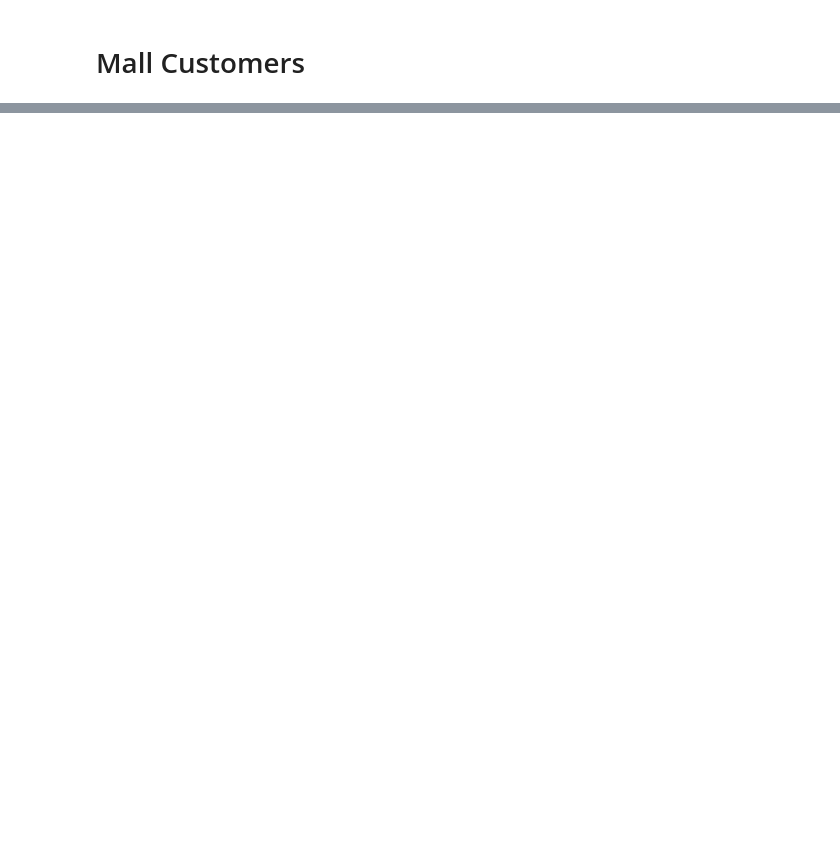
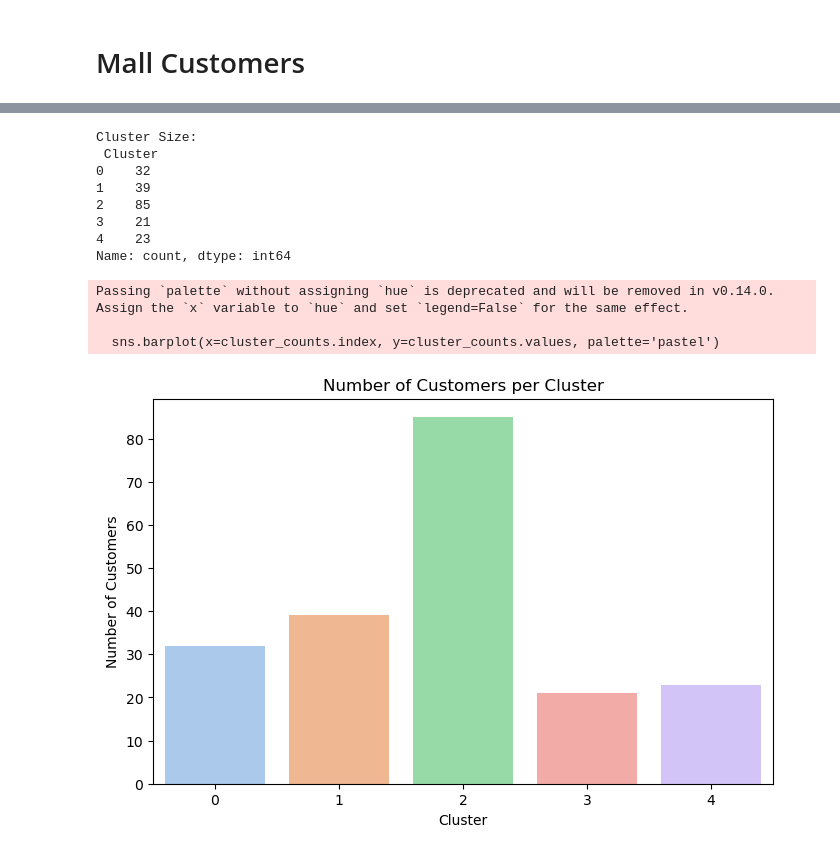
Before and after one commit to MiltonGreat/Mall-Customer-Segmentation, a Jupyter notebook: Mall Customers.ipynb, the cells around one changed output, grey strips where cells are left out. Saved outputs shown, nothing was run; the diff lists cells and outputs as text; code cells hidden in the pictures; blank space fills up the shorter version.

```diff
--- a/Mall Customers.ipynb
+++ b/Mall Customers.ipynb
@@ -180,0 +40,10 @@ plt.show()
+# %%
+# Unzipping the file
+with zipfile.ZipFile('Mall_Customers.zip', 'r') as zip_ref:
+    zip_ref.extractall('Mall_Customers')
+
+# Load the CSV file
+df = pd.read_csv('Mall_Customers/Mall_Customers.csv')
+
+# Display the first few rows of the dataset
+df.head()
@@ -180,0 +246,23 @@ plt.show()
+# %%
+# Cluster size analysis
+cluster_counts = df['Cluster'].value_counts().sort_index()
+print("\nCluster Size:\n", cluster_counts)
+plt.figure(figsize=(8, 5))
+sns.barplot(x=cluster_counts.index, y=cluster_counts.values, palette='pastel')
+plt.xlabel('Cluster')
+plt.ylabel('Number of Customers')
+plt.title('Number of Customers per Cluster')
+plt.show()
+# %% [output]
+Cluster Size:
+ Cluster
+0    32
+1    39
+2    85
+3    21
+4    23
+Name: count, dtype: int64
+Passing `palette` without assigning `hue` is deprecated and will be removed in v0.14.0. Assign the `x` variable to `hue` and set `legend=False` for the same effect.
+
+  sns.barplot(x=cluster_counts.index, y=cluster_counts.values, palette='pastel')
+[figure, added]
```
Also changed, not shown: parts of 46 cells of this notebook.
